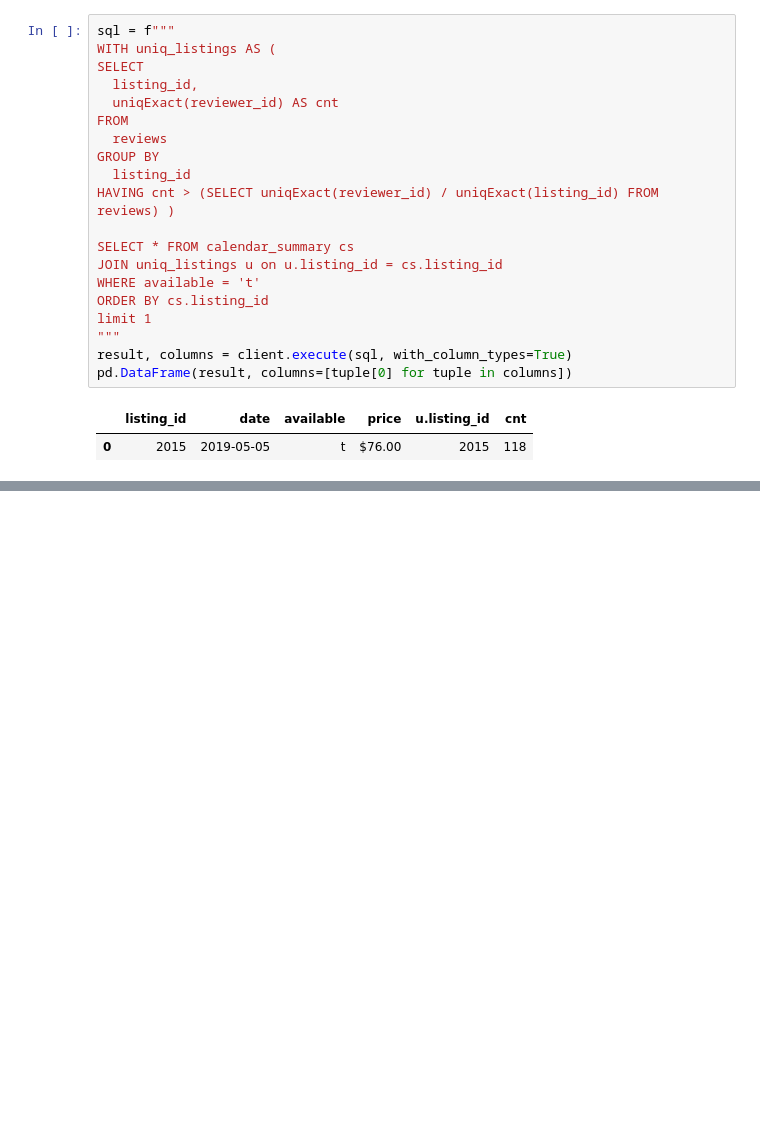
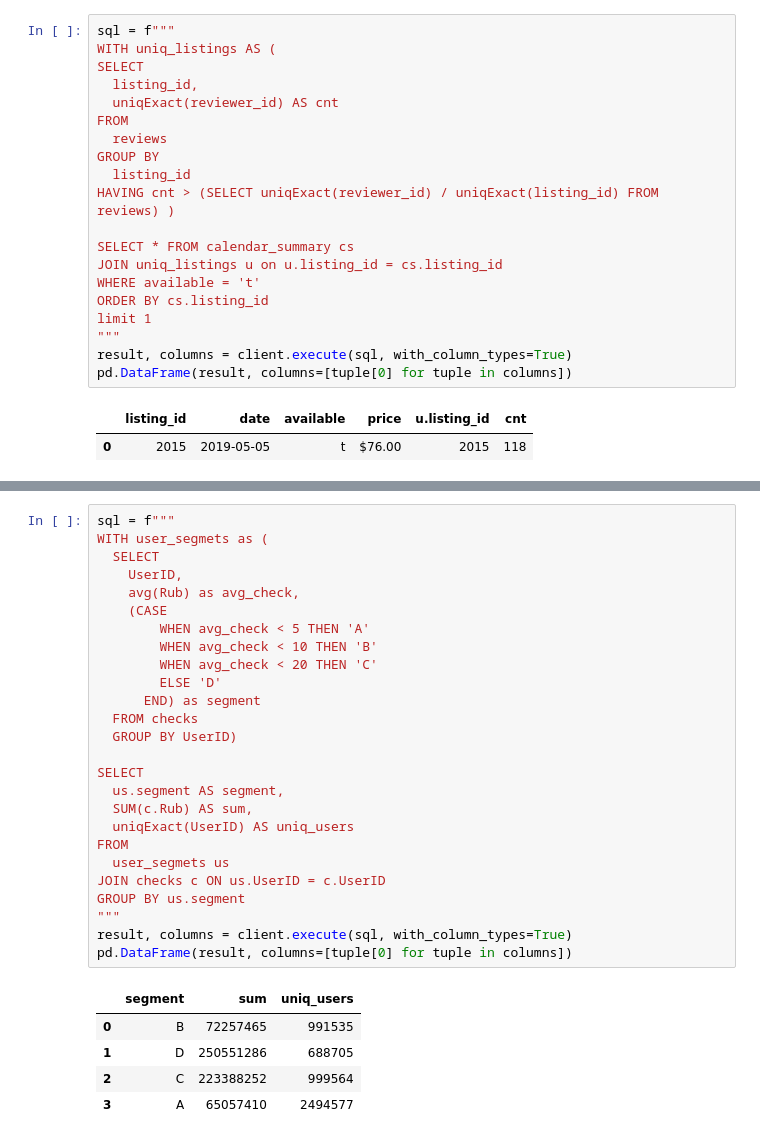
Before and after one commit to aleks-haksly/ClickHouse, a Jupyter notebook: practice/part_5.ipynb, the cells around one changed output, grey strips where cells are left out. Drawn from its saved outputs; the diff is of its cells as text; blank space fills up the shorter version.

```diff
--- a/practice/part_5.ipynb
+++ b/practice/part_5.ipynb
@@ -116,0 +127,32 @@ pd.DataFrame(result, columns=[tuple[0] for tuple in columns])
+# %%
+sql = f"""
+WITH user_segmets as (
+  SELECT
+    UserID,
+    avg(Rub) as avg_check,
+    (CASE
+        WHEN avg_check < 5 THEN 'A'
+        WHEN avg_check < 10 THEN 'B'
+        WHEN avg_check < 20 THEN 'C'
+        ELSE 'D'
+      END) as segment
+  FROM checks
+  GROUP BY UserID)
+
+SELECT
+  us.segment AS segment,
+  SUM(c.Rub) AS sum,
+  uniqExact(UserID) AS uniq_users
+FROM
+  user_segmets us
+JOIN checks c ON us.UserID = c.UserID
+GROUP BY us.segment
+"""
+result, columns = client.execute(sql, with_column_types=True)
+pd.DataFrame(result, columns=[tuple[0] for tuple in columns])
+# %% [output]
+|  | segment | sum | uniq_users |
+| 0 | B | 72257465 | 991535 |
+| 1 | D | 250551286 | 688705 |
+| 2 | C | 223388252 | 999564 |
+| 3 | A | 65057410 | 2494577 |
```
Also changed, not shown: parts of 5 cells of this notebook.
